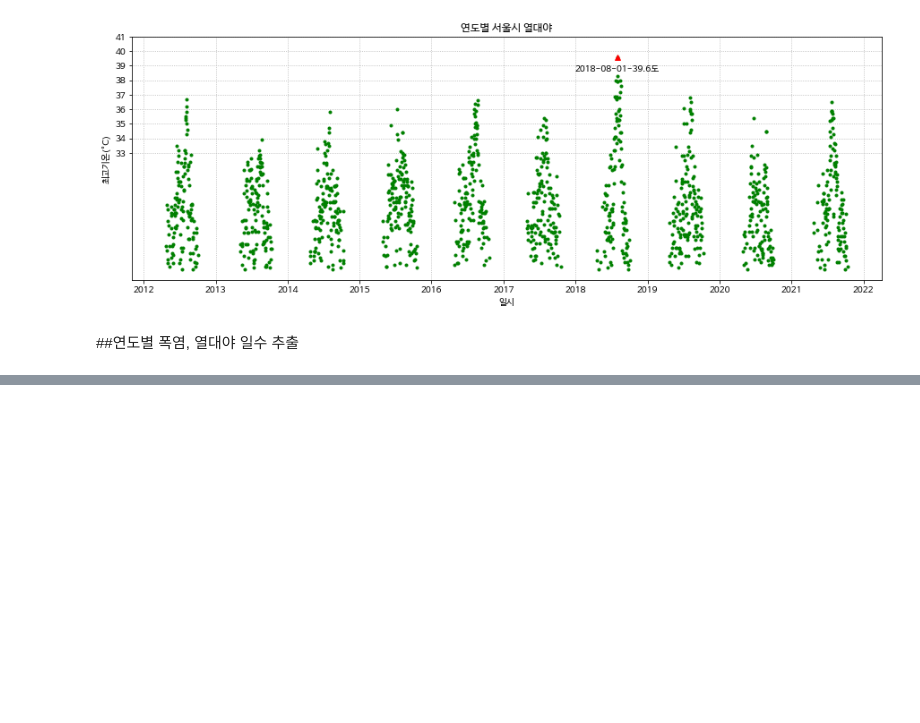
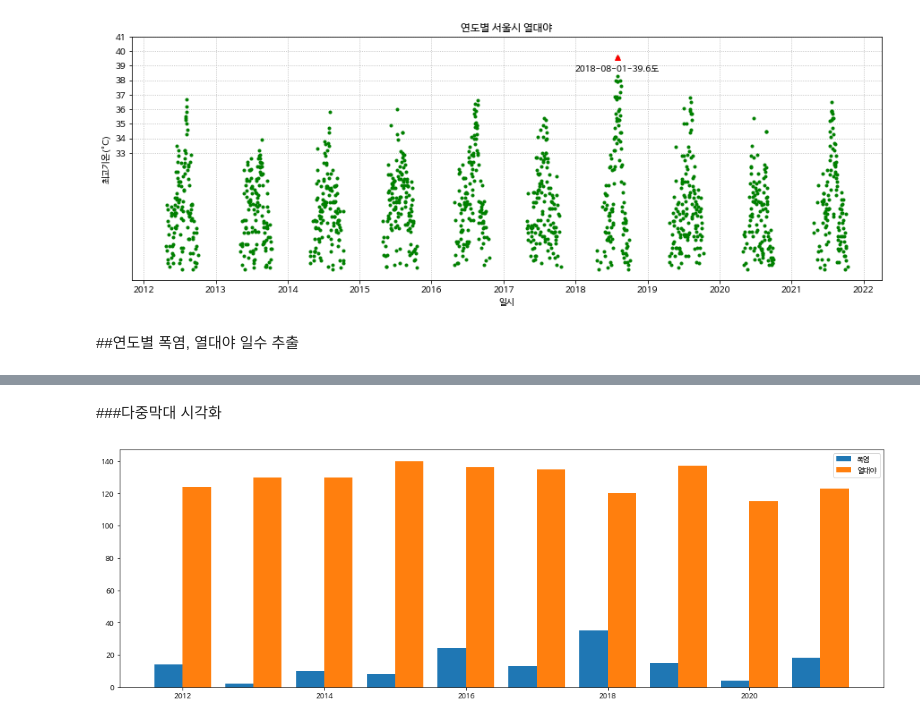
Before and after one commit to yojulab/learn_data_analytics, a Jupyter notebook: codes/서울_열대야_시각화.ipynb, the cells around one changed output, grey strips where cells are left out. Cells and saved outputs as stored; diff of their text form; code cells hidden in the pictures; blank space fills up the shorter version.

```diff
--- a/codes/서울_열대야_시각화.ipynb
+++ b/codes/서울_열대야_시각화.ipynb
@@ -358,0 +435,12 @@ plt.show()
+# %% [markdown]
+###다중막대 시각화
+# %%
+fig, ax = plt.subplots(sharex=True, sharey=True)
+
+ax.bar(seoul_hotday_years_count.index, seoul_hotday_years_count['year'], width=-0.4, align='edge', label='폭염')
+ax.bar(seoul_hotnight_years_count.index, seoul_hotnight_years_count['year'], width=0.4, align='edge', label='열대야')
+ax.legend()
+fig.tight_layout()
+plt.show()
+# %% [output]
+[figure, added]
```
Also changed, not shown: parts of 11 cells of this notebook.
